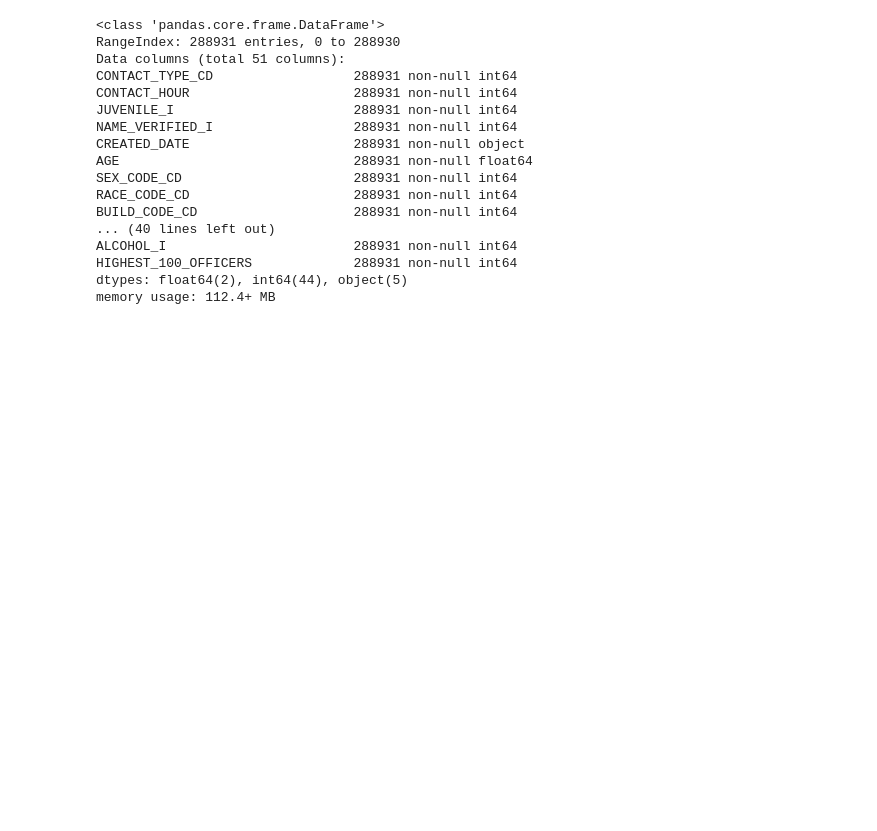
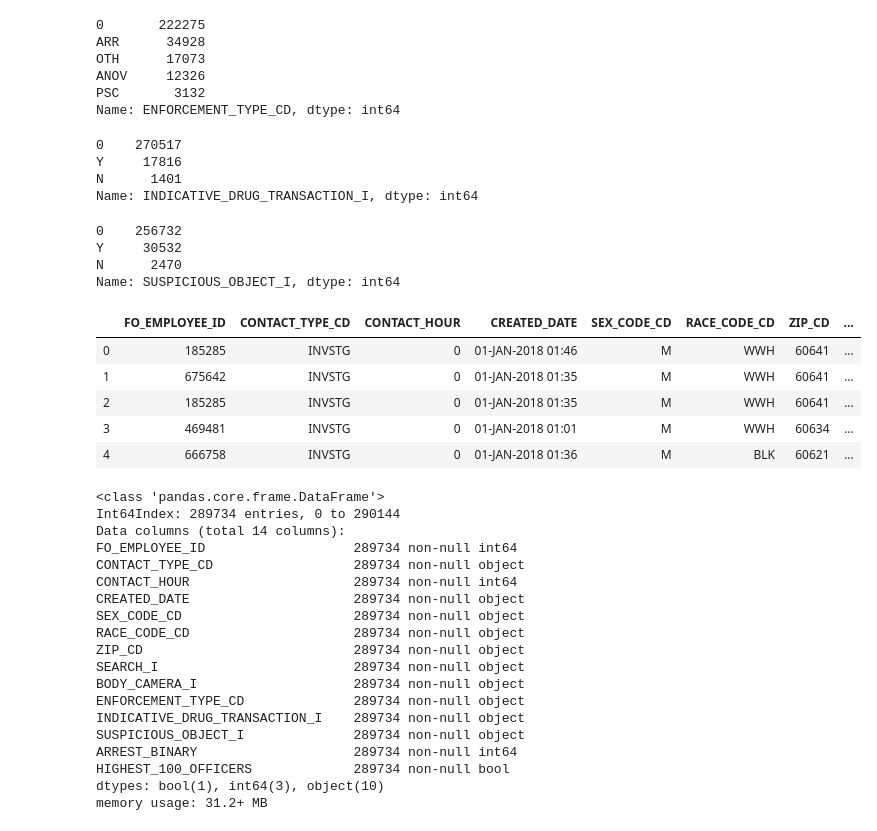
Before and after one commit to lambertmk/Capstone-Project, a Jupyter notebook: Time Series.ipynb, the cells around one changed output. Drawn from its saved outputs; the diff is of its cells as text; code cells hidden in the pictures; blank space fills up the shorter version.

```diff
--- a/Time Series.ipynb
+++ b/Time Series.ipynb
@@ -38,20 +179,59 @@ df.head()
+# %%
+# take care of missing info
+
+df_ts['ENFORCEMENT_TYPE_CD'] = df_ts['ENFORCEMENT_TYPE_CD'].fillna(0)
+df_ts['ENFORCEMENT_TYPE_CD'].value_counts()
+# %% [output]
+0       222275
+ARR      34928
+OTH      17073
+ANOV     12326
+PSC       3132
+Name: ENFORCEMENT_TYPE_CD, dtype: int64
+# %%
+df_ts['INDICATIVE_DRUG_TRANSACTION_I'] = df_ts['INDICATIVE_DRUG_TRANSACTION_I'].fillna(0)
+df_ts['INDICATIVE_DRUG_TRANSACTION_I'].value_counts()
+# %% [output]
+0    270517
+Y     17816
+N      1401
+Name: INDICATIVE_DRUG_TRANSACTION_I, dtype: int64
+# %%
+df_ts['SUSPICIOUS_OBJECT_I'] = df_ts['SUSPICIOUS_OBJECT_I'].fillna(0)
+df_ts['SUSPICIOUS_OBJECT_I'].value_counts()
+# %% [output]
+0    256732
+Y     30532
+N      2470
+Name: SUSPICIOUS_OBJECT_I, dtype: int64
+# %%
+df_ts.head()
+# %% [output]
+|  | FO_EMPLOYEE_ID | CONTACT_TYPE_CD | CONTACT_HOUR | CREATED_DATE | SEX_CODE_CD | RACE_CODE_CD | ZIP_CD | ... |
+| 0 | 185285 | INVSTG | 0 | 01-JAN-2018 01:46 | M | WWH | 60641 | ... |
+| 1 | 675642 | INVSTG | 0 | 01-JAN-2018 01:35 | M | WWH | 60641 | ... |
+| 2 | 185285 | INVSTG | 0 | 01-JAN-2018 01:35 | M | WWH | 60641 | ... |
+| 3 | 469481 | INVSTG | 0 | 01-JAN-2018 01:01 | M | WWH | 60634 | ... |
+| 4 | 666758 | INVSTG | 0 | 01-JAN-2018 01:36 | M | BLK | 60621 | ... |
 # %%
-df.info()
+df_ts.info()
 # %% [output]
 <class 'pandas.core.frame.DataFrame'>
-RangeIndex: 288931 entries, 0 to 288930
-Data columns (total 51 columns):
-CONTACT_TYPE_CD                  288931 non-null int64
-CONTACT_HOUR                     288931 non-null int64
-JUVENILE_I                       288931 non-null int64
-NAME_VERIFIED_I                  288931 non-null int64
-CREATED_DATE                     288931 non-null object
-AGE                              288931 non-null float64
-SEX_CODE_CD                      288931 non-null int64
-RACE_CODE_CD                     288931 non-null int64
-BUILD_CODE_CD                    288931 non-null int64
-... (40 lines left out)
-ALCOHOL_I                        288931 non-null int64
-HIGHEST_100_OFFICERS             288931 non-null int64
-dtypes: float64(2), int64(44), object(5)
-memory usage: 112.4+ MB
+Int64Index: 289734 entries, 0 to 290144
+Data columns (total 14 columns):
+FO_EMPLOYEE_ID                   289734 non-null int64
+CONTACT_TYPE_CD                  289734 non-null object
+CONTACT_HOUR                     289734 non-null int64
+CREATED_DATE                     289734 non-null object
+SEX_CODE_CD                      289734 non-null object
+RACE_CODE_CD                     289734 non-null object
+ZIP_CD                           289734 non-null object
+SEARCH_I                         289734 non-null object
+BODY_CAMERA_I                    289734 non-null object
+ENFORCEMENT_TYPE_CD              289734 non-null object
+INDICATIVE_DRUG_TRANSACTION_I    289734 non-null object
+SUSPICIOUS_OBJECT_I              289734 non-null object
+ARREST_BINARY                    289734 non-null int64
+HIGHEST_100_OFFICERS             289734 non-null bool
+dtypes: bool(1), int64(3), object(10)
+memory usage: 31.2+ MB
```
Also changed, not shown: parts of 18 cells of this notebook.
